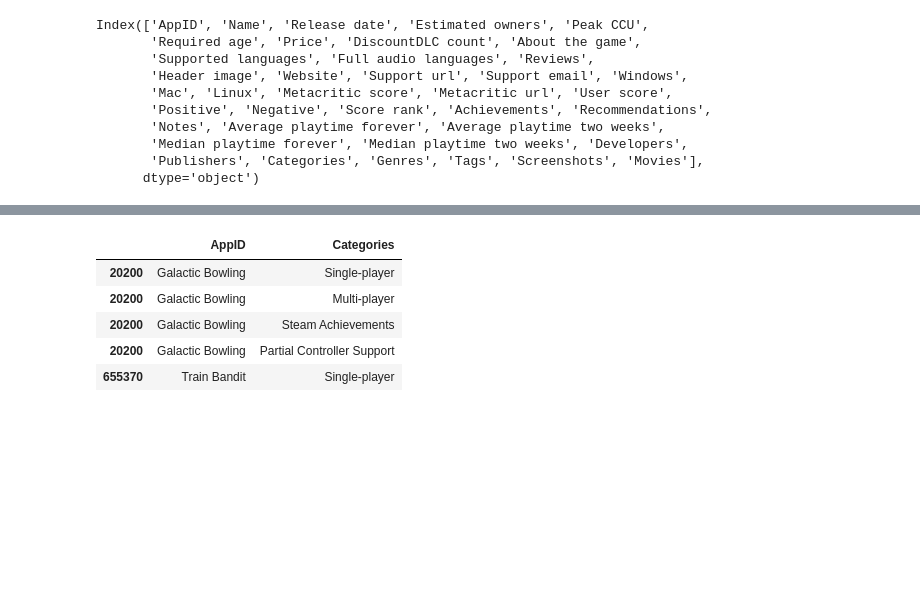
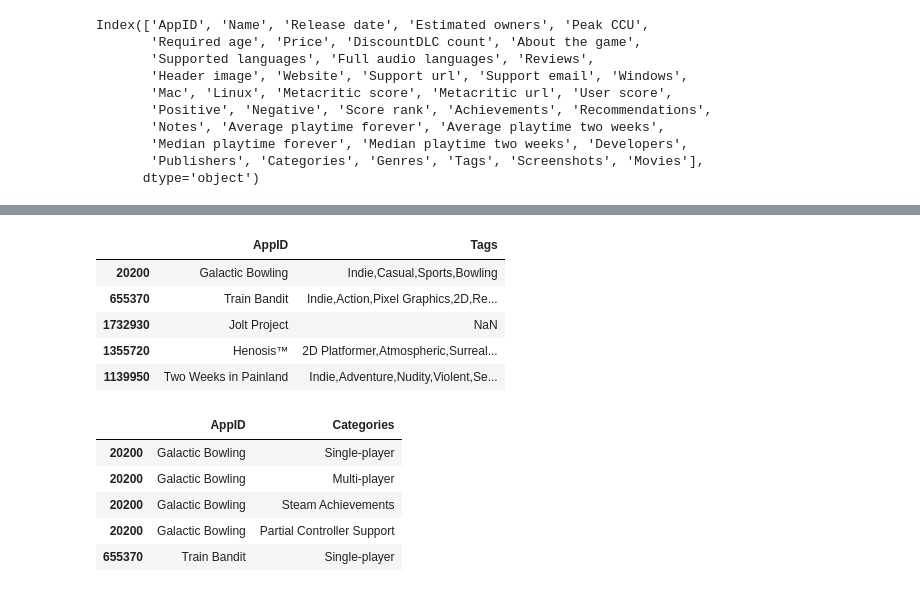
Before and after one commit to DollieSon/Dataset, a Jupyter notebook: setter.ipynb, the cells around one changed output, grey strips where cells are left out. Cells and saved outputs as stored; diff of their text form; code cells hidden in the pictures; blank space fills up the shorter version.

```diff
--- a/setter.ipynb
+++ b/setter.ipynb
@@ -23,3 +45,13 @@ Tags = data[['AppID','Tags']]
+# %%
+Tags = data[['AppID','Tags']]
+Tags.head()
+# %% [output]
+|  | AppID | Tags |
+| 20200 | Galactic Bowling | Indie,Casual,Sports,Bowling |
+| 655370 | Train Bandit | Indie,Action,Pixel Graphics,2D,Re... |
+| 1732930 | Jolt Project | NaN |
+| 1355720 | Henosis™ | 2D Platformer,Atmospheric,Surreal... |
+| 1139950 | Two Weeks in Painland | Indie,Adventure,Nudity,Violent,Se... |
 # %%
 Res_Categories = Categories.assign(Categories=data['Categories'].str.split(',')).explode('Categories')
 Res_Genres = Genres.assign(Genres=data['Genres'].str.split(',')).explode('Genres')
```
Also changed, not shown: parts of 4 cells of this notebook, 14 other files.
